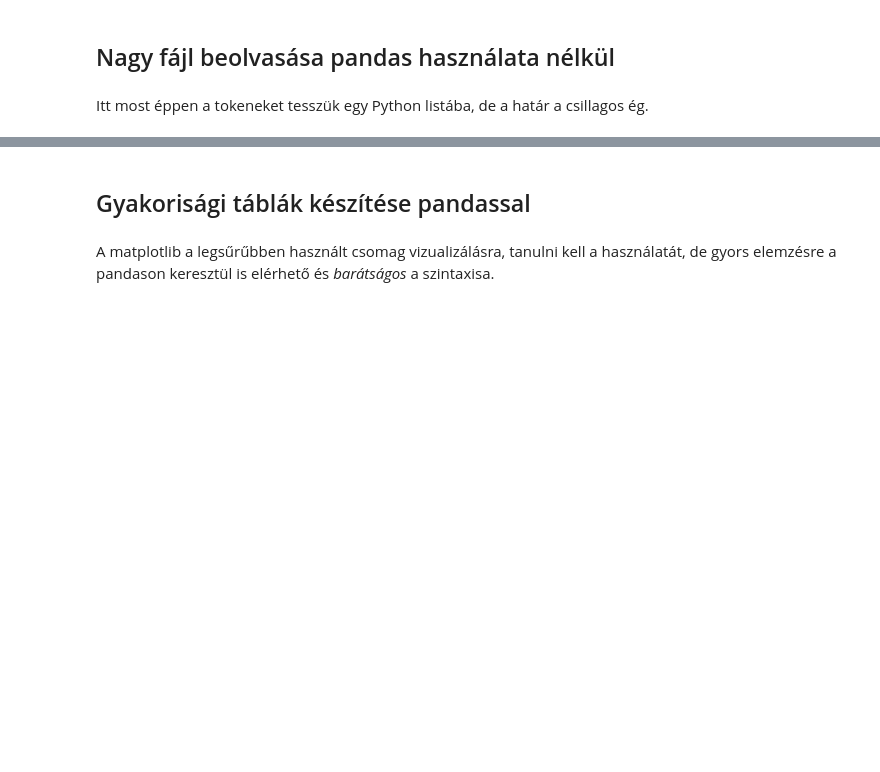
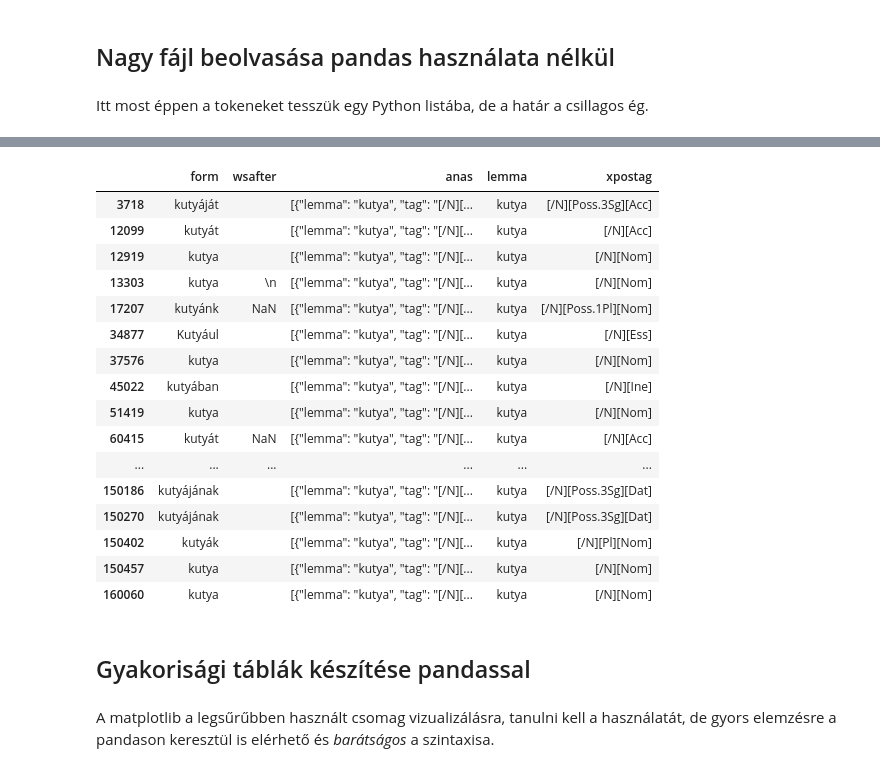
Before and after one commit to ELTE-DH/emtsv-wiki, a Jupyter notebook: Magyar/Notebooks/emtsv_usage.ipynb, the cells around one changed output, grey strips where cells are left out. Saved outputs shown, nothing was run; the diff lists cells and outputs as text; code cells hidden in the pictures; blank space fills up the shorter version.

```diff
--- a/Magyar/Notebooks/emtsv_usage.ipynb
+++ b/Magyar/Notebooks/emtsv_usage.ipynb
@@ -89,3 +134,23 @@ with open(infile_path, 'r', encoding='UTF8') as infile:
+# %%
+data.query("lemma == 'kutya'") # tudunk queryket futtatni
+# %% [output]
+|  | form | wsafter | anas | lemma | xpostag |
+| 3718 | kutyáját |  | [{"lemma": "kutya", "tag": "[/N][... | kutya | [/N][Poss.3Sg][Acc] |
+| 12099 | kutyát |  | [{"lemma": "kutya", "tag": "[/N][... | kutya | [/N][Acc] |
+| 12919 | kutya |  | [{"lemma": "kutya", "tag": "[/N][... | kutya | [/N][Nom] |
+| 13303 | kutya | \n | [{"lemma": "kutya", "tag": "[/N][... | kutya | [/N][Nom] |
+| 17207 | kutyánk | NaN | [{"lemma": "kutya", "tag": "[/N][... | kutya | [/N][Poss.1Pl][Nom] |
+| 34877 | Kutyául |  | [{"lemma": "kutya", "tag": "[/N][... | kutya | [/N][Ess] |
+| 37576 | kutya |  | [{"lemma": "kutya", "tag": "[/N][... | kutya | [/N][Nom] |
+| 45022 | kutyában |  | [{"lemma": "kutya", "tag": "[/N][... | kutya | [/N][Ine] |
+| 51419 | kutya |  | [{"lemma": "kutya", "tag": "[/N][... | kutya | [/N][Nom] |
+| 60415 | kutyát | NaN | [{"lemma": "kutya", "tag": "[/N][... | kutya | [/N][Acc] |
+| ... | ... | ... | ... | ... | ... |
+| 150186 | kutyájának |  | [{"lemma": "kutya", "tag": "[/N][... | kutya | [/N][Poss.3Sg][Dat] |
+| 150270 | kutyájának |  | [{"lemma": "kutya", "tag": "[/N][... | kutya | [/N][Poss.3Sg][Dat] |
+| 150402 | kutyák |  | [{"lemma": "kutya", "tag": "[/N][... | kutya | [/N][Pl][Nom] |
+| 150457 | kutya |  | [{"lemma": "kutya", "tag": "[/N][... | kutya | [/N][Nom] |
+| 160060 | kutya |  | [{"lemma": "kutya", "tag": "[/N][... | kutya | [/N][Nom] |
 # %% [markdown]
 ## Gyakorisági táblák készítése pandassal
 # %% [markdown]
```
Also changed, not shown: parts of 14 cells of this notebook, 1 other file.
